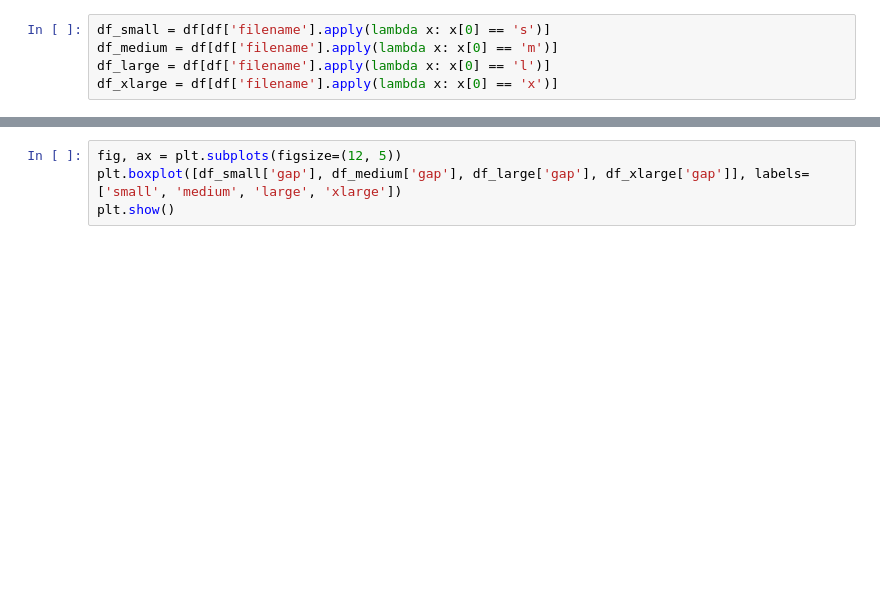
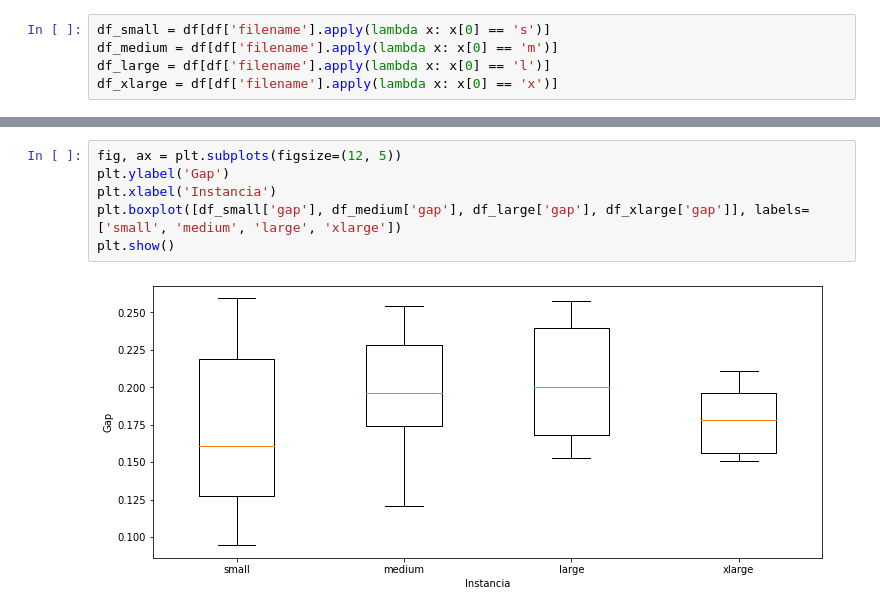
Before and after one commit to florianreyes/TP_1_TD5_Algoritmos, a Jupyter notebook: tp1/analisis/analisis_mod.ipynb, the cells around one changed output, grey strips where cells are left out. Drawn from its saved outputs; the diff is of its cells as text; blank space fills up the shorter version.

```diff
--- a/tp1/analisis/analisis_mod.ipynb
+++ b/tp1/analisis/analisis_mod.ipynb
@@ -90,4 +90,8 @@ plt.show()
 # %%
 fig, ax = plt.subplots(figsize=(12, 5))
+plt.ylabel('Gap')
+plt.xlabel('Instancia')
 plt.boxplot([df_small['gap'], df_medium['gap'], df_large['gap'], df_xlarge['gap']], labels=['small', 'medium', 'large', 'xlarge'])
 plt.show()
+# %% [output]
+[figure, added]
```
Also changed, not shown: parts of 4 cells of this notebook, 10 other files.
